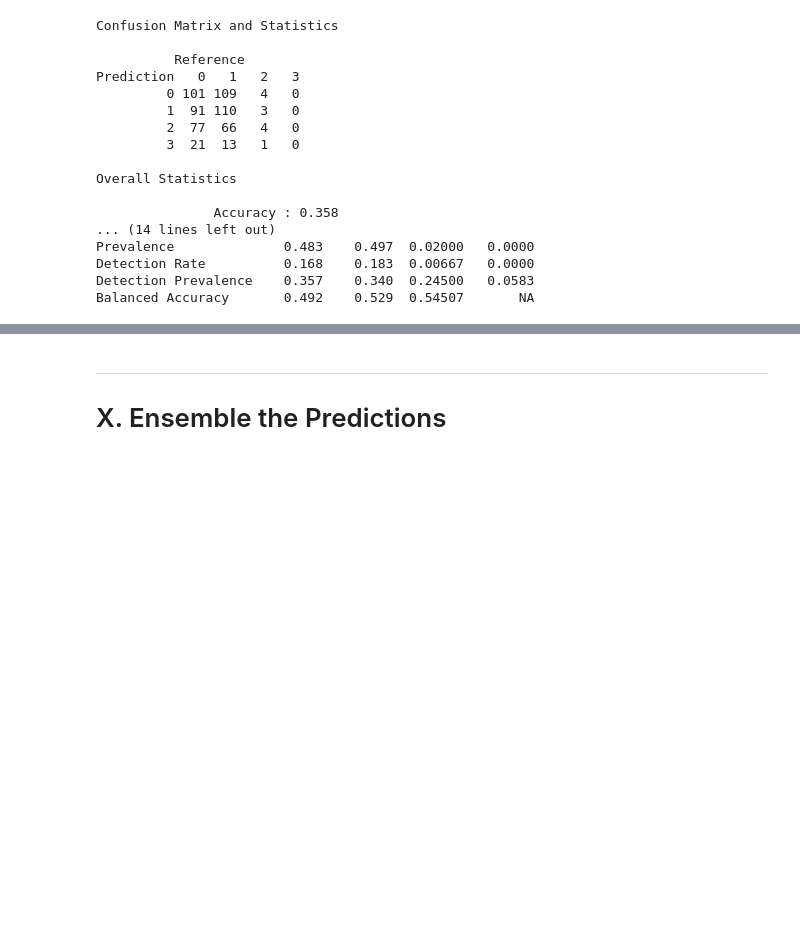
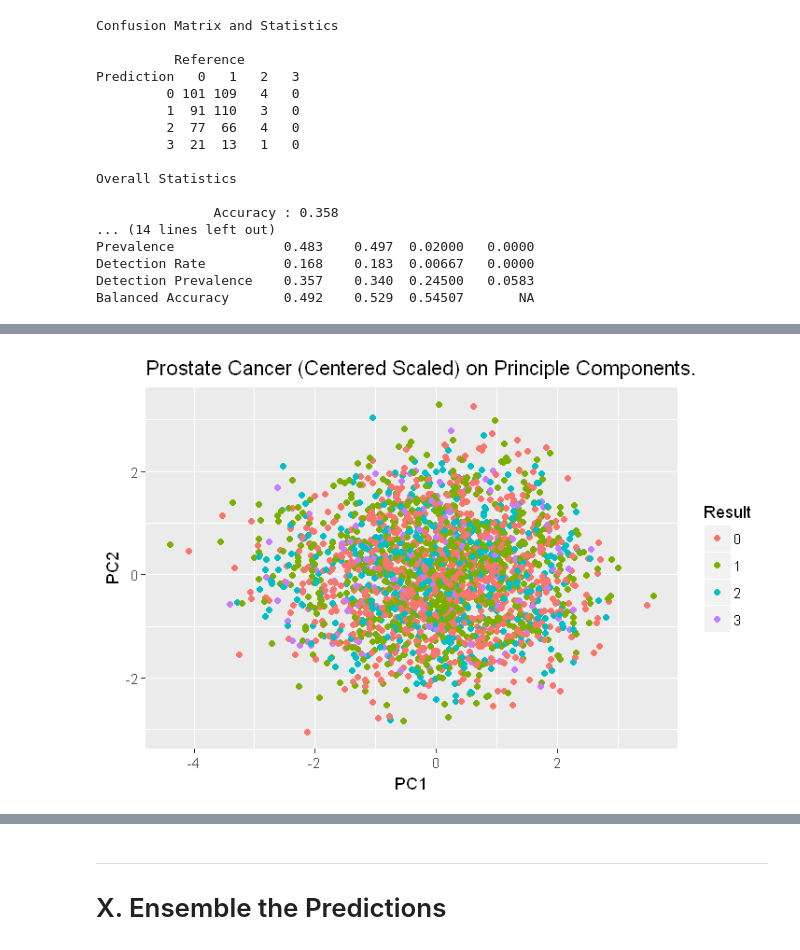
Before and after one commit to codeBehindMe/ADLA3, a Jupyter notebook: groupG.ipynb, the cells around one changed output, grey strips where cells are left out. Saved outputs shown, nothing was run; the diff lists cells and outputs as text; code cells hidden in the pictures; blank space fills up the shorter version.

```diff
--- a/groupG.ipynb
+++ b/groupG.ipynb
@@ -896,0 +1759,3 @@ Balanced Accuracy       0.492    0.529  0.54507       NA
+# %%
+training <- train
+testing <- test
@@ -896,0 +1766,13 @@ Balanced Accuracy       0.492    0.529  0.54507       NA
+# %%
+# Get the pre processor.
+fe.PreProcessor <- caret::preProcess(training,method = c("center","scale","YeoJohnson"))
+
+# We don't actually use this preprocessor in our predict.deep method but this show's you how the code works.
+# Use the preprocessor to transform the training and the test dataset. This preprocessor model will be used to transform all unseen data as well.
+tr.csyj <- predict(fe.PreProcessor,training) # training set.
+ts.csyj <- predict(fe.PreProcessor,testing) # testing set.
+
+# Let's visualise the dataset using smoe principle component analysis to get the two major axis. We will again call on a wrapper from the utilities script to do the principle component analysis for us. Inside the Udf.Utilities.Prcomp method is a simple call to stats::prcomp method.
+ggplot(Udf.Utilities.Prcomp(tr.csyj[,-ncol(tr.csyj)],nComps = 2)$components,aes(PC1,PC2,color = tr.csyj$Result)) + geom_point() + scale_color_discrete("Result") + ggtitle("Prostate Cancer (Centered Scaled) on Principle Components.")
+# %% [output]
+[figure, added]
```
Also changed, not shown: parts of 139 cells of this notebook, 6 other files.
